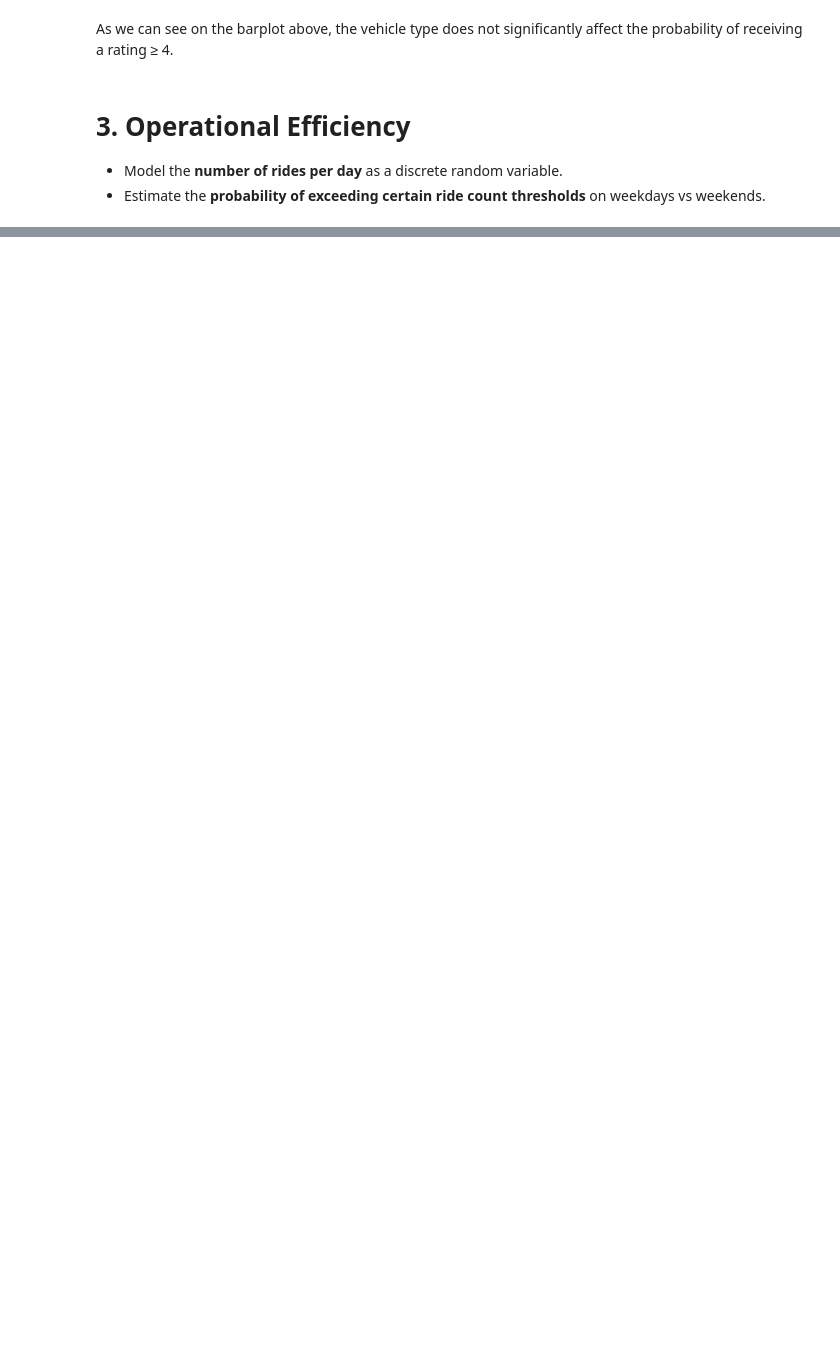
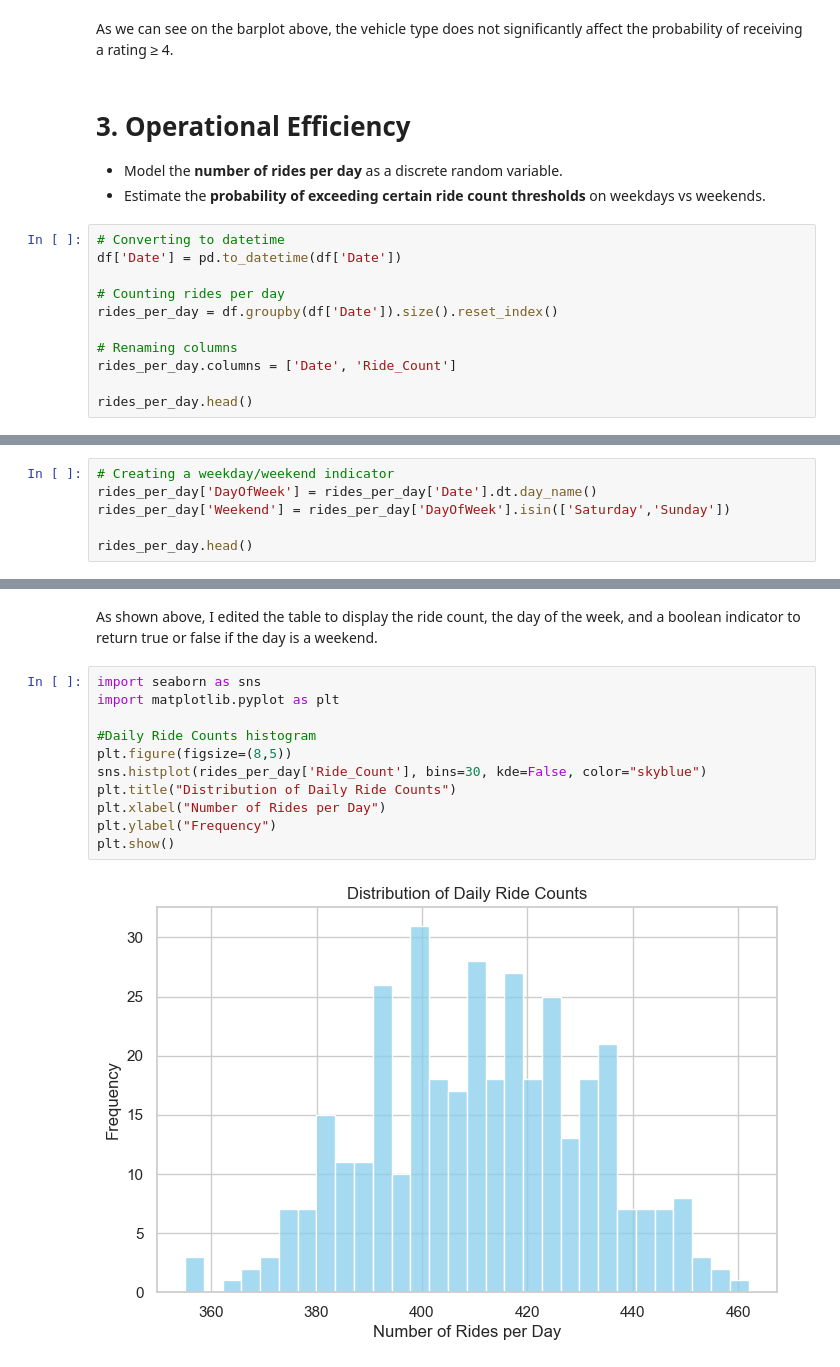
Before and after one commit to thejjeanjjorge/Portfolio, a Jupyter notebook: notebooks/uber/uber.ipynb, the cells around one changed output, grey strips where cells are left out. Cells and saved outputs as stored; diff of their text form; blank space fills up the shorter version.

```diff
--- a/notebooks/uber/uber.ipynb
+++ b/notebooks/uber/uber.ipynb
@@ -341,3 +341,14 @@ As we can see on the barplot above, the vehicle type does not significantly affe
 # 3. Operational Efficiency
 - Model the **number of rides per day** as a discrete random variable.
 - Estimate the **probability of exceeding certain ride count thresholds** on weekdays vs weekends.
+# %%
+# Converting to datetime
+df['Date'] = pd.to_datetime(df['Date'])
+
+# Counting rides per day
+rides_per_day = df.groupby(df['Date']).size().reset_index()
+
+# Renaming columns
+rides_per_day.columns = ['Date', 'Ride_Count']
+
+rides_per_day.head()
@@ -343,0 +364,6 @@ As we can see on the barplot above, the vehicle type does not significantly affe
+# %%
+# Creating a weekday/weekend indicator
+rides_per_day['DayOfWeek'] = rides_per_day['Date'].dt.day_name()
+rides_per_day['Weekend'] = rides_per_day['DayOfWeek'].isin(['Saturday','Sunday'])
+
+rides_per_day.head()
@@ -343,0 +377,15 @@ As we can see on the barplot above, the vehicle type does not significantly affe
+# %% [markdown]
+As shown above, I edited the table to display the ride count, the day of the week, and a boolean indicator to return true or false if the day is a weekend.
+# %%
+import seaborn as sns
+import matplotlib.pyplot as plt
+
+#Daily Ride Counts histogram
+plt.figure(figsize=(8,5))
+sns.histplot(rides_per_day['Ride_Count'], bins=30, kde=False, color="skyblue")
+plt.title("Distribution of Daily Ride Counts")
+plt.xlabel("Number of Rides per Day")
+plt.ylabel("Frequency")
+plt.show()
+# %% [output]
+[figure, added]
```
Also changed, not shown: parts of 9 cells of this notebook, 3 other files.
